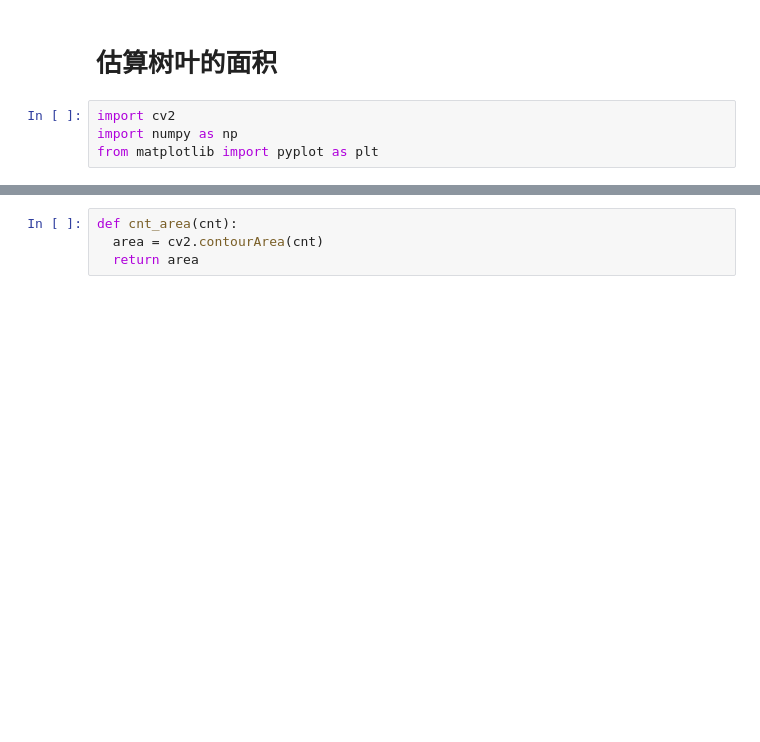
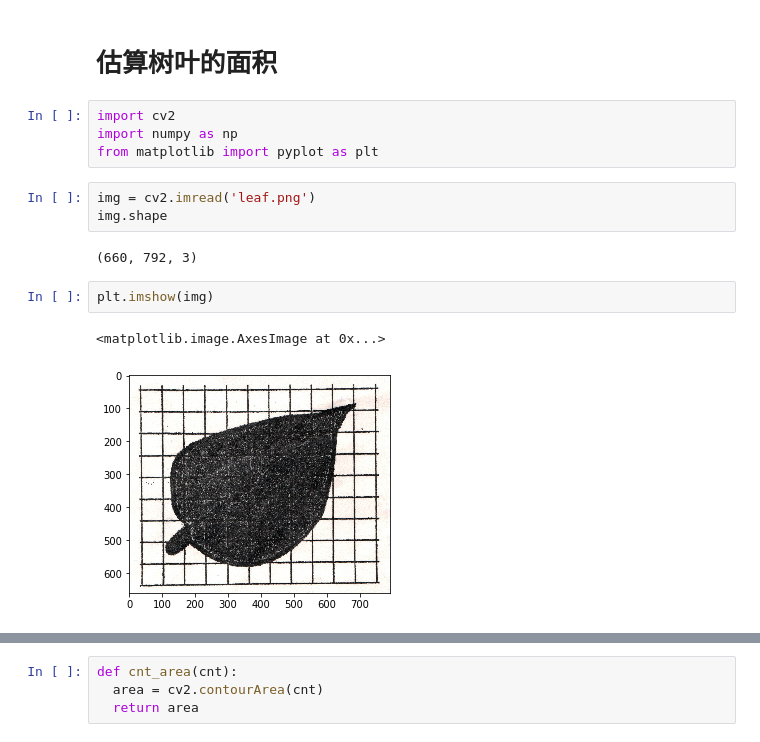
Before and after one commit to loblab/proglife, a Jupyter notebook: vision/leaf-area.ipynb, the cells around one changed output, grey strips where cells are left out. Cells and saved outputs as stored; diff of their text form; blank space fills up the shorter version.

```diff
--- a/vision/leaf-area.ipynb
+++ b/vision/leaf-area.ipynb
@@ -4,3 +4,13 @@
 import cv2
 import numpy as np
 from matplotlib import pyplot as plt
+# %%
+img = cv2.imread('leaf.png')
+img.shape
+# %% [output]
+(660, 792, 3)
+# %%
+plt.imshow(img)
+# %% [output]
+<matplotlib.image.AxesImage at 0x...>
+[figure, added]
```
Also changed, not shown: parts of 21 cells of this notebook.
